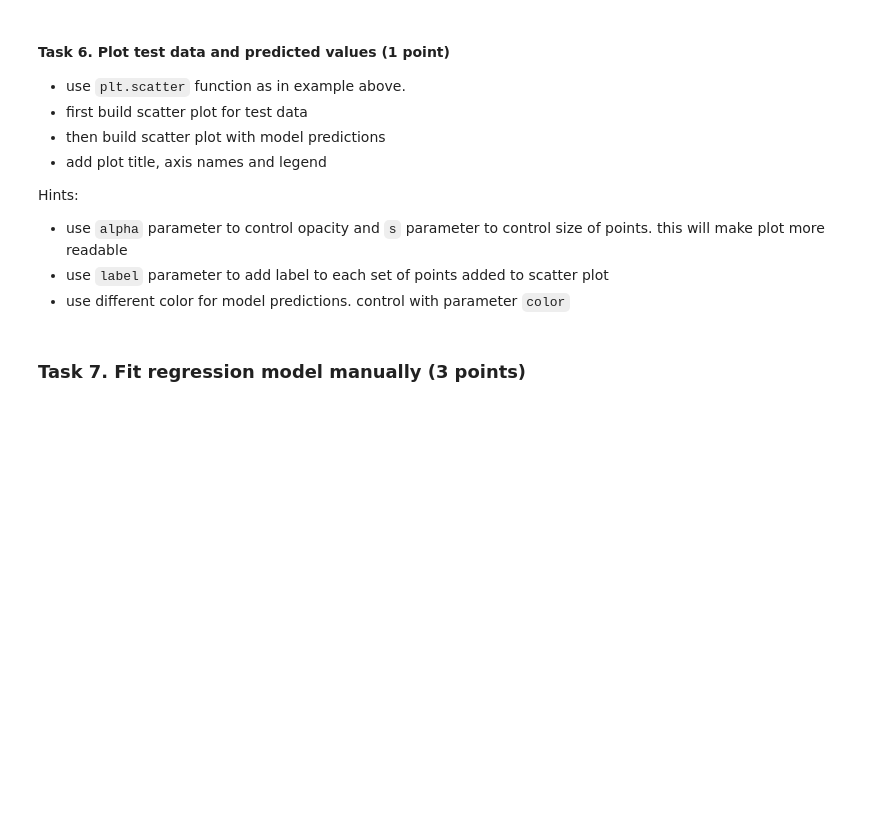
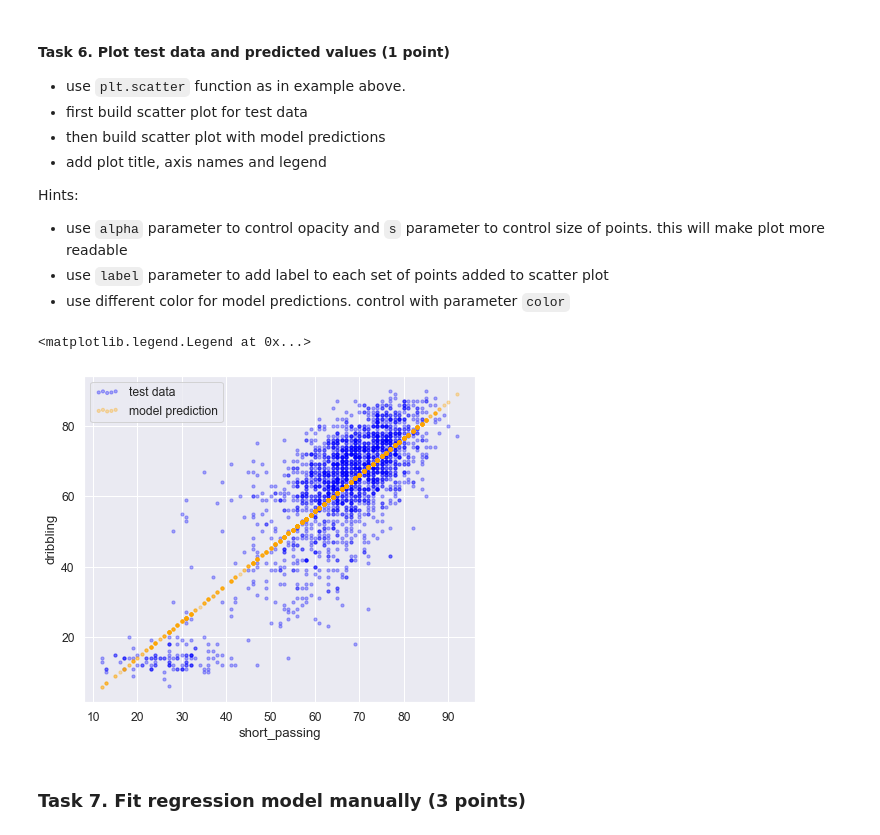
Before and after one commit to codekot/linear_regression, a Jupyter notebook: linear_regression.ipynb, the cells around one changed output. Cells and saved outputs as stored; diff of their text form; code cells hidden in the pictures; blank space fills up the shorter version.

```diff
--- a/linear_regression.ipynb
+++ b/linear_regression.ipynb
@@ -672,9 +672,8 @@ Recall Linear Regression formula:
 # %%
 # use `x_test` for calculations as is (it's a DataFrame with 1 column).
 # do not convert it to Series or numpy array.
-
-# your code here:
-# model_manual_preds = ...
+model_manual_preds = model_intercept + model_slope * x_test
+model_manual_preds = model_manual_preds.rename(columns={'short_passing': 'dribling'})
 # %%
 assert isinstance(model_manual_preds, pd.DataFrame)
 # %%
@@ -695,10 +696,15 @@ Hints:
 * use `label` parameter to add label to each set of points added to scatter plot
 * use different color for model predictions. control with parameter `color`
 # %%
-# # your code here
-# plt.scatter(...)
-# plt.scatter(...)
-# plt.legend(...);  # adds legend to a plot
+
+plt.scatter(x=x_test, y=y_test, alpha=0.3, s=10, c='blue');
+plt.scatter(x=x_test, y=model_manual_preds, alpha=0.3, s=10, c='orange');
+plt.xlabel('short_passing');
+plt.ylabel('dribbling');
+plt.legend(['test data', 'model prediction'], scatterpoints=5)
+# %% [output]
+<matplotlib.legend.Legend at 0x...>
+[figure, added]
 # %% [markdown]
 ### Task 7.  Fit regression model manually (3 points)
 # %% [markdown]
```
Also changed, not shown: parts of 8 cells of this notebook.
